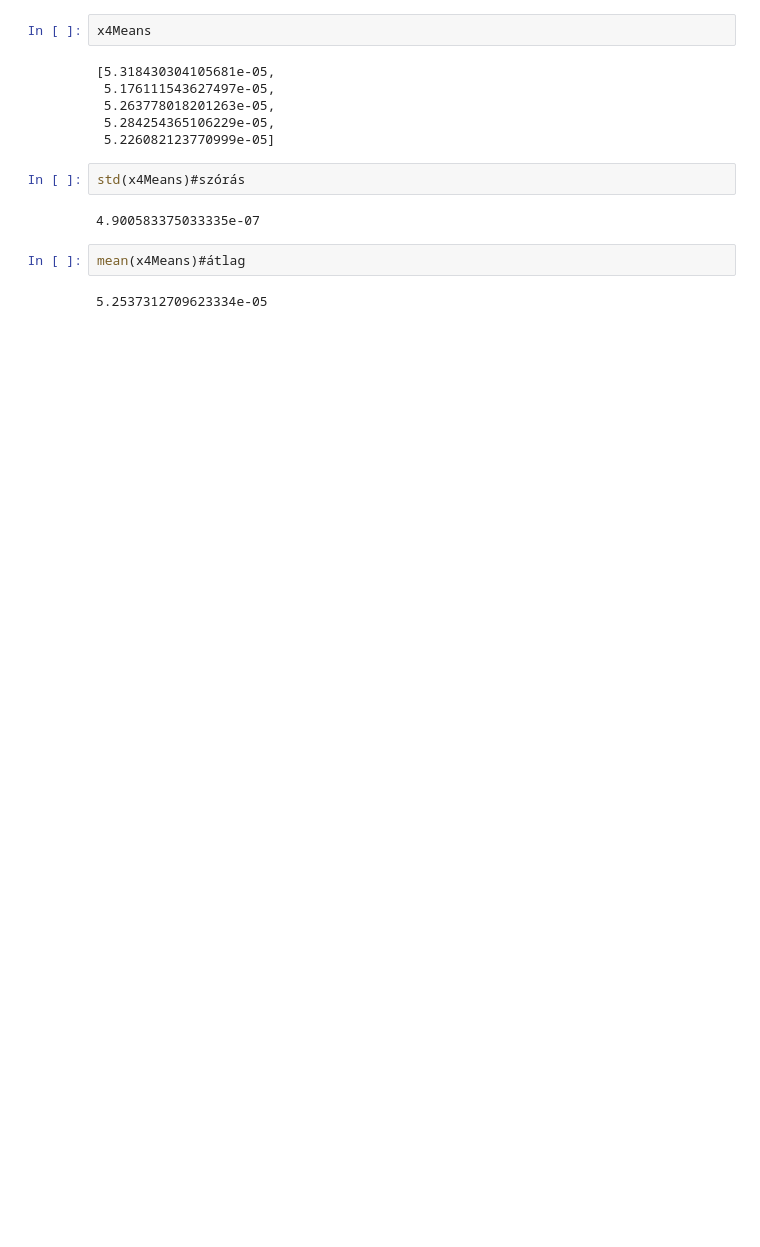
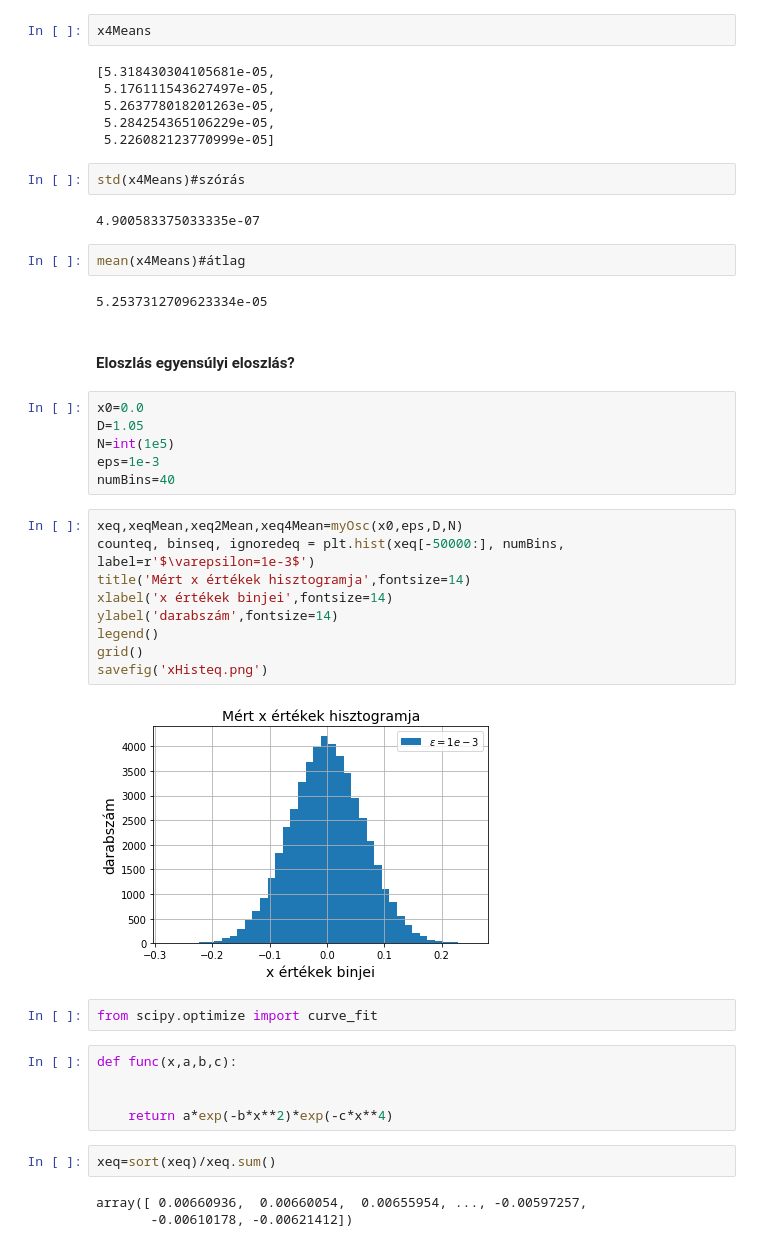
Before and after one commit to FulgurisR/StochProc, a Jupyter notebook: Overdamped.ipynb, the cells around one changed output. Cells and saved outputs as stored; diff of their text form; blank space fills up the shorter version.

```diff
--- a/Overdamped.ipynb
+++ b/Overdamped.ipynb
@@ -275,3 +275,34 @@ std(x4Means)#szórás
 mean(x4Means)#átlag
 # %% [output]
 5.2537312709623334e-05
+# %% [markdown]
+#### Eloszlás egyensúlyi eloszlás?
+# %%
+x0=0.0
+D=1.05
+N=int(1e5)
+eps=1e-3
+numBins=40
+# %%
+xeq,xeqMean,xeq2Mean,xeq4Mean=myOsc(x0,eps,D,N)
+counteq, binseq, ignoredeq = plt.hist(xeq[-50000:], numBins, label=r'$\varepsilon=1e-3$')
+title('Mért x értékek hisztogramja',fontsize=14)
+xlabel('x értékek binjei',fontsize=14)
+ylabel('darabszám',fontsize=14)
+legend()
+grid()
+savefig('xHisteq.png')
+# %% [output]
+[figure, added]
+# %%
+from scipy.optimize import curve_fit
+# %%
+def func(x,a,b,c):
+
+
+    return a*exp(-b*x**2)*exp(-c*x**4)
+# %%
+xeq=sort(xeq)/xeq.sum()
+# %% [output]
+array([ 0.00660936,  0.00660054,  0.00655954, ..., -0.00597257,
+       -0.00610178, -0.00621412])
```
